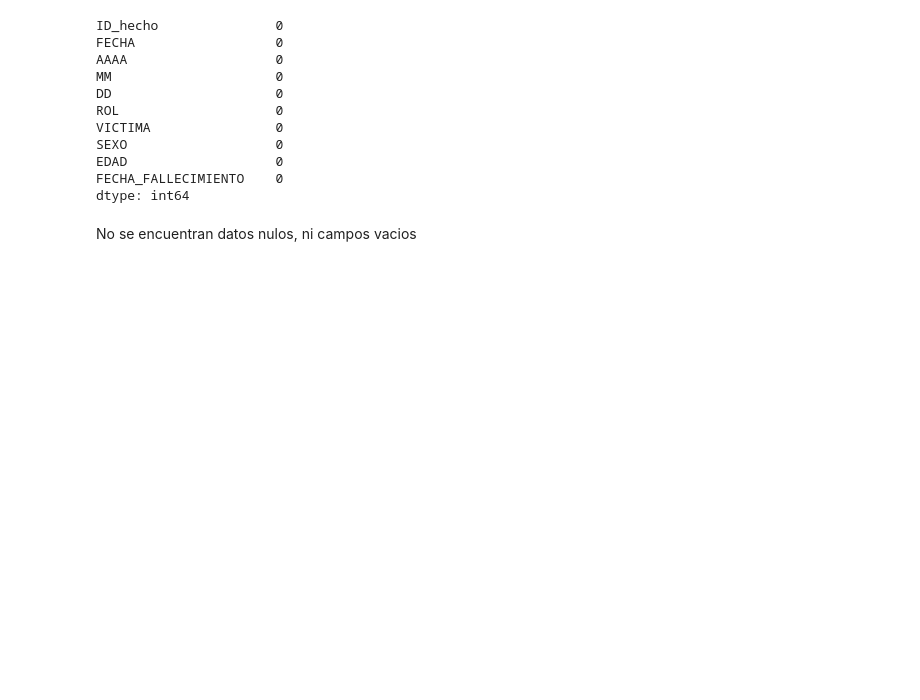
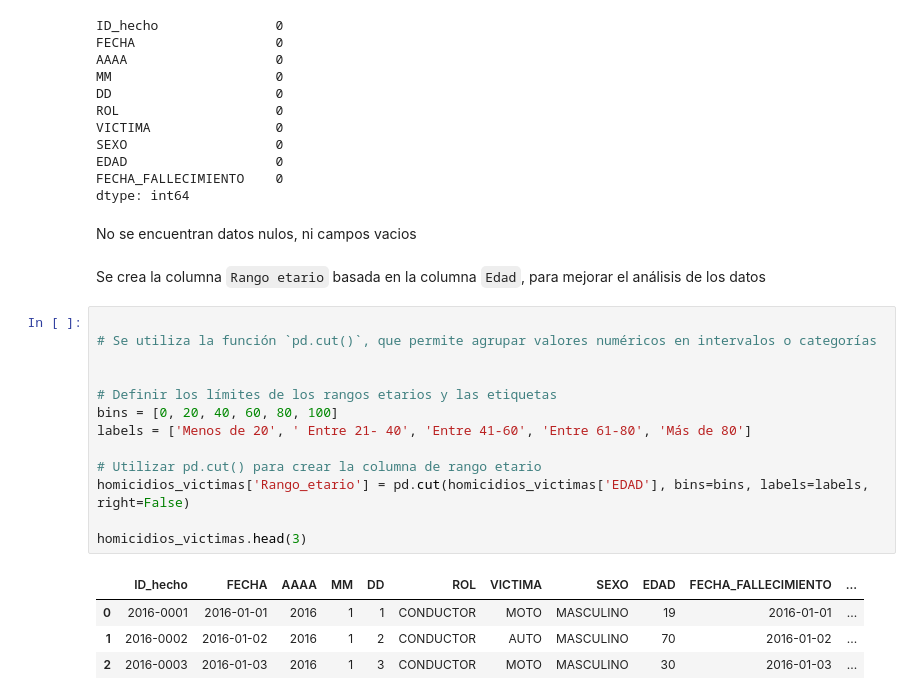
Before and after one commit to JimeFioni/PI-02-Siniestros-Viales, a Jupyter notebook: EDA.ipynb, the cells around one changed output. Drawn from its saved outputs; the diff is of its cells as text; blank space fills up the shorter version.

Commit message:
rango etario

```diff
--- a/EDA.ipynb
+++ b/EDA.ipynb
@@ -379,3 +379,23 @@ FECHA_FALLECIMIENTO    0
 dtype: int64
 # %% [markdown]
 No se encuentran datos nulos, ni campos vacios
+# %% [markdown]
+Se crea la columna `Rango etario` basada en la columna `Edad`, para mejorar el análisis de los datos
+# %%
+
+# Se utiliza la función `pd.cut()`, que permite agrupar valores numéricos en intervalos o categorías
+
+
+# Definir los límites de los rangos etarios y las etiquetas
+bins = [0, 20, 40, 60, 80, 100]
+labels = ['Menos de 20', ' Entre 21- 40', 'Entre 41-60', 'Entre 61-80', 'Más de 80']
+
+# Utilizar pd.cut() para crear la columna de rango etario
+homicidios_victimas['Rango_etario'] = pd.cut(homicidios_victimas['EDAD'], bins=bins, labels=labels, right=False)
+
+homicidios_victimas.head(3)
+# %% [output]
+|  | ID_hecho | FECHA | AAAA | MM | DD | ROL | VICTIMA | SEXO | EDAD | FECHA_FALLECIMIENTO | ... |
+| 0 | 2016-0001 | 2016-01-01 | 2016 | 1 | 1 | CONDUCTOR | MOTO | MASCULINO | 19 | 2016-01-01 | ... |
+| 1 | 2016-0002 | 2016-01-02 | 2016 | 1 | 2 | CONDUCTOR | AUTO | MASCULINO | 70 | 2016-01-02 | ... |
+| 2 | 2016-0003 | 2016-01-03 | 2016 | 1 | 3 | CONDUCTOR | MOTO | MASCULINO | 30 | 2016-01-03 | ... |
```
